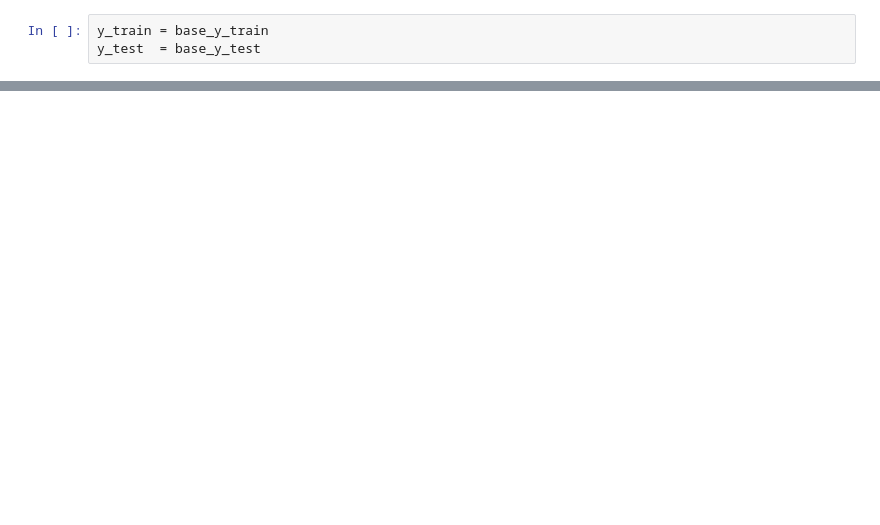
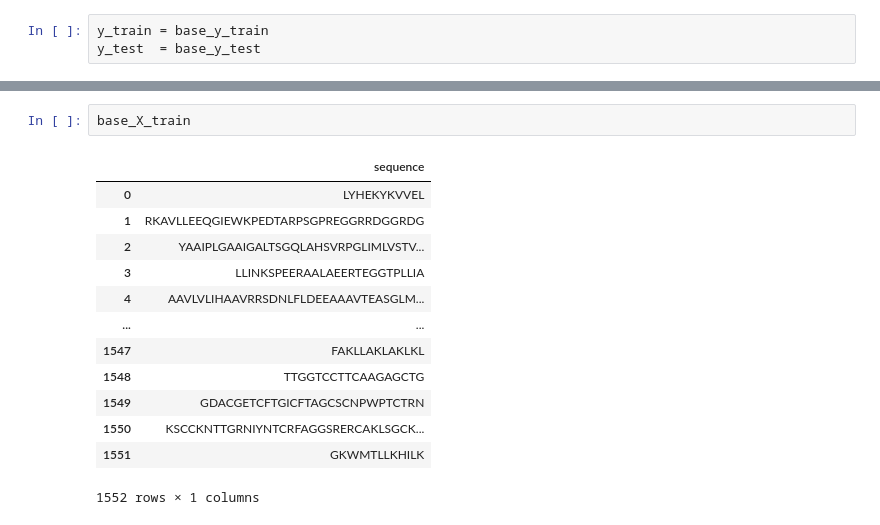
Before and after one commit to iepsenn/anticancer-peptide, a Jupyter notebook: notebooks/peptide_classification.ipynb, the cells around one changed output, grey strips where cells are left out. Drawn from its saved outputs; the diff is of its cells as text; blank space fills up the shorter version.

```diff
--- a/notebooks/peptide_classification.ipynb
+++ b/notebooks/peptide_classification.ipynb
@@ -137,0 +417,16 @@ y_test  = base_y_test
+# %%
+base_X_train
+# %% [output]
+|  | sequence |
+| 0 | LYHEKYKVVEL |
+| 1 | RKAVLLEEQGIEWKPEDTARPSGPREGGRRDGGRDG |
+| 2 | YAAIPLGAAIGALTSGQLAHSVRPGLIMLVSTV... |
+| 3 | LLINKSPEERAALAEERTEGGTPLLIA |
+| 4 | AAVLVLIHAAVRRSDNLFLDEEAAAVTEASGLM... |
+| ... | ... |
+| 1547 | FAKLLAKLAKLKL |
+| 1548 | TTGGTCCTTCAAGAGCTG |
+| 1549 | GDACGETCFTGICFTAGCSCNPWPTCTRN |
+| 1550 | KSCCKNTTGRNIYNTCRFAGGSRERCAKLSGCK... |
+| 1551 | GKWMTLLKHILK |
+1552 rows × 1 columns
```
Also changed, not shown: parts of 71 cells of this notebook.
